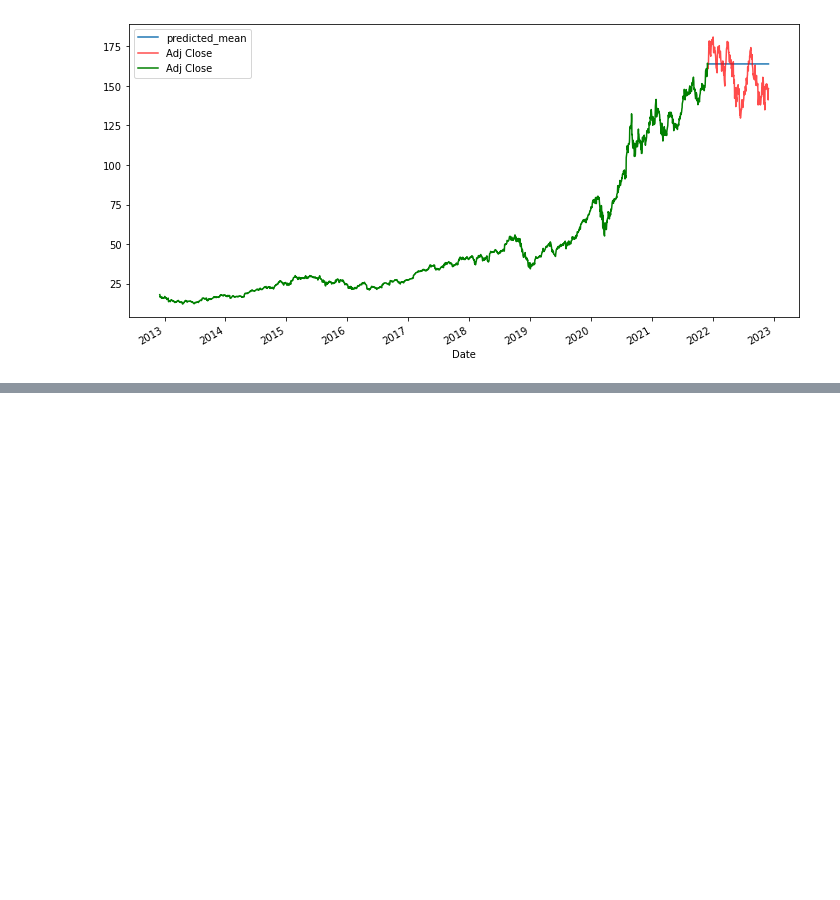
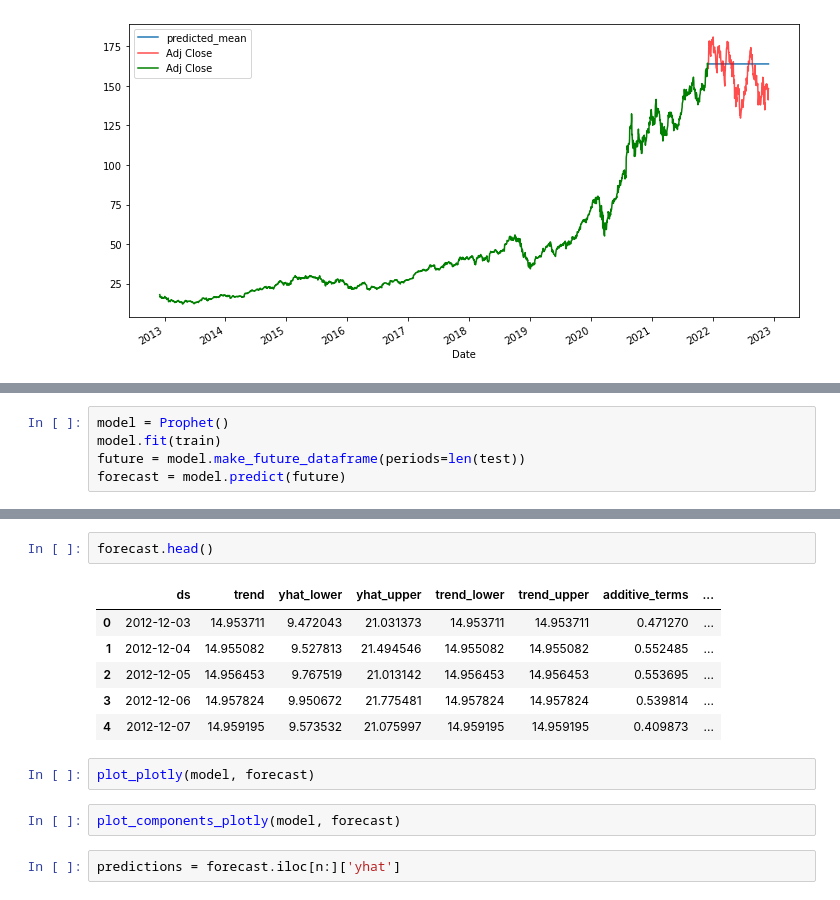
Before and after one commit to grantc00/Capstone-2, a Jupyter notebook: Capstone2.ipynb, the cells around one changed output, grey strips where cells are left out. Cells and saved outputs as stored; diff of their text form; blank space fills up the shorter version.

```diff
--- a/Capstone2.ipynb
+++ b/Capstone2.ipynb
@@ -475,0 +505,5 @@ The root mean squared error is 14.279798847387008.
+# %%
+model = Prophet()
+model.fit(train)
+future = model.make_future_dataframe(periods=len(test))
+forecast = model.predict(future)
@@ -475,0 +513,15 @@ The root mean squared error is 14.279798847387008.
+# %%
+forecast.head()
+# %% [output]
+|  | ds | trend | yhat_lower | yhat_upper | trend_lower | trend_upper | additive_terms | ... |
+| 0 | 2012-12-03 | 14.953711 | 9.472043 | 21.031373 | 14.953711 | 14.953711 | 0.471270 | ... |
+| 1 | 2012-12-04 | 14.955082 | 9.527813 | 21.494546 | 14.955082 | 14.955082 | 0.552485 | ... |
+| 2 | 2012-12-05 | 14.956453 | 9.767519 | 21.013142 | 14.956453 | 14.956453 | 0.553695 | ... |
+| 3 | 2012-12-06 | 14.957824 | 9.950672 | 21.775481 | 14.957824 | 14.957824 | 0.539814 | ... |
+| 4 | 2012-12-07 | 14.959195 | 9.573532 | 21.075997 | 14.959195 | 14.959195 | 0.409873 | ... |
+# %%
+plot_plotly(model, forecast)
+# %%
+plot_components_plotly(model, forecast)
+# %%
+predictions = forecast.iloc[n:]['yhat']
```
Also changed, not shown: parts of 12 cells of this notebook.
